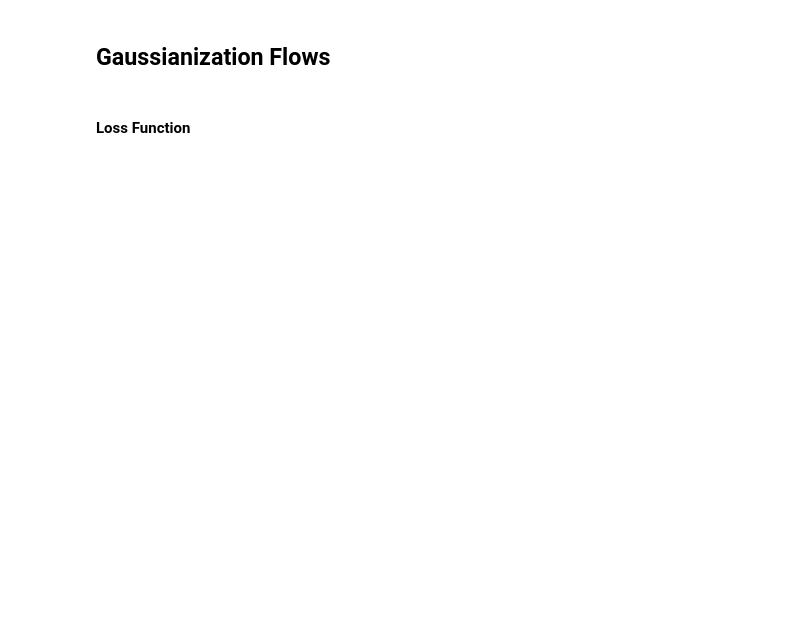
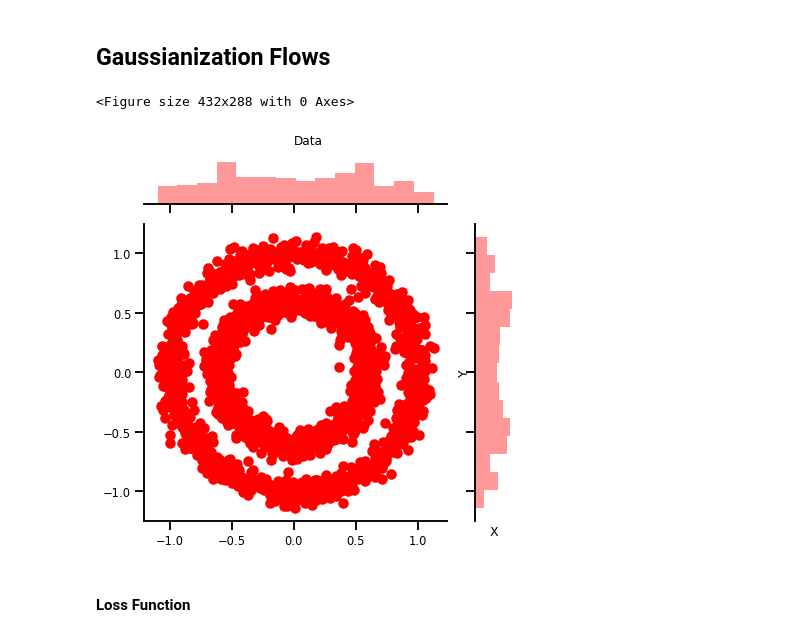
Before and after one commit to IPL-UV/rbig_jax, a Jupyter notebook: notebooks/parametric/1.0_Demo_GaussFlows.ipynb, the cells around one changed output. Drawn from its saved outputs; the diff is of its cells as text; code cells hidden in the pictures; blank space fills up the shorter version.

```diff
--- a/notebooks/parametric/1.0_Demo_GaussFlows.ipynb
+++ b/notebooks/parametric/1.0_Demo_GaussFlows.ipynb
@@ -127,3 +131,18 @@ plot_joint(z, "red", "Householder Reflections", kind='kde', logger=False)
 # %% [markdown]
 ## Gaussianization Flows
+# %%
+from sklearn import datasets
+# data
+
+n_samples = 2_000
+n_features = 2
+
+# generate data
+# data = get_classic(n_samples)
+data = datasets.make_circles(n_samples=n_samples, noise=0.06, random_state=123, factor=0.6)[0]
+
+plot_joint(data, "red", "Data", kind='scatter', logger=False)
+# %% [output]
+<Figure size 432x288 with 0 Axes>
+[figure, added]
 # %%
```
Also changed, not shown: parts of 21 cells of this notebook.
